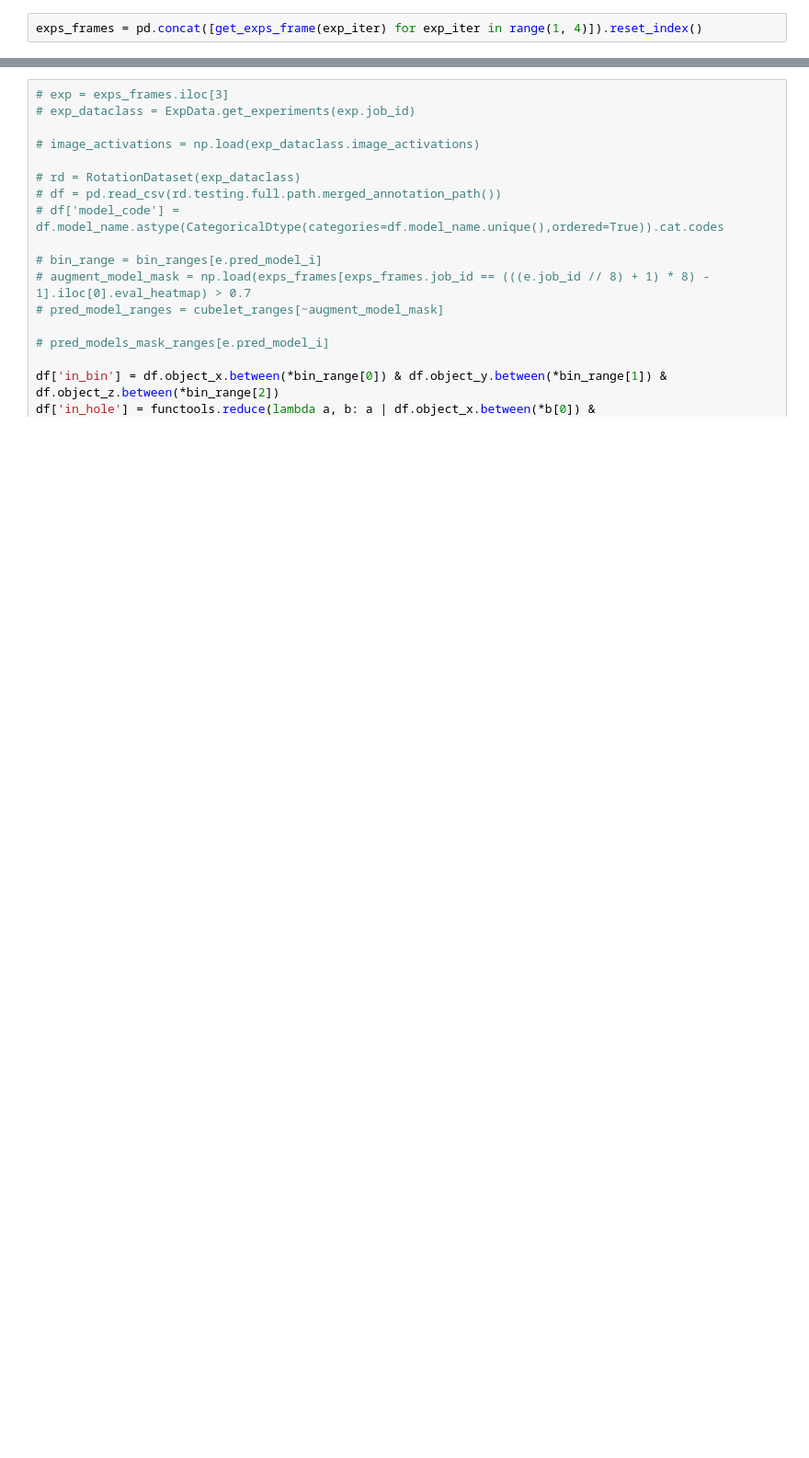
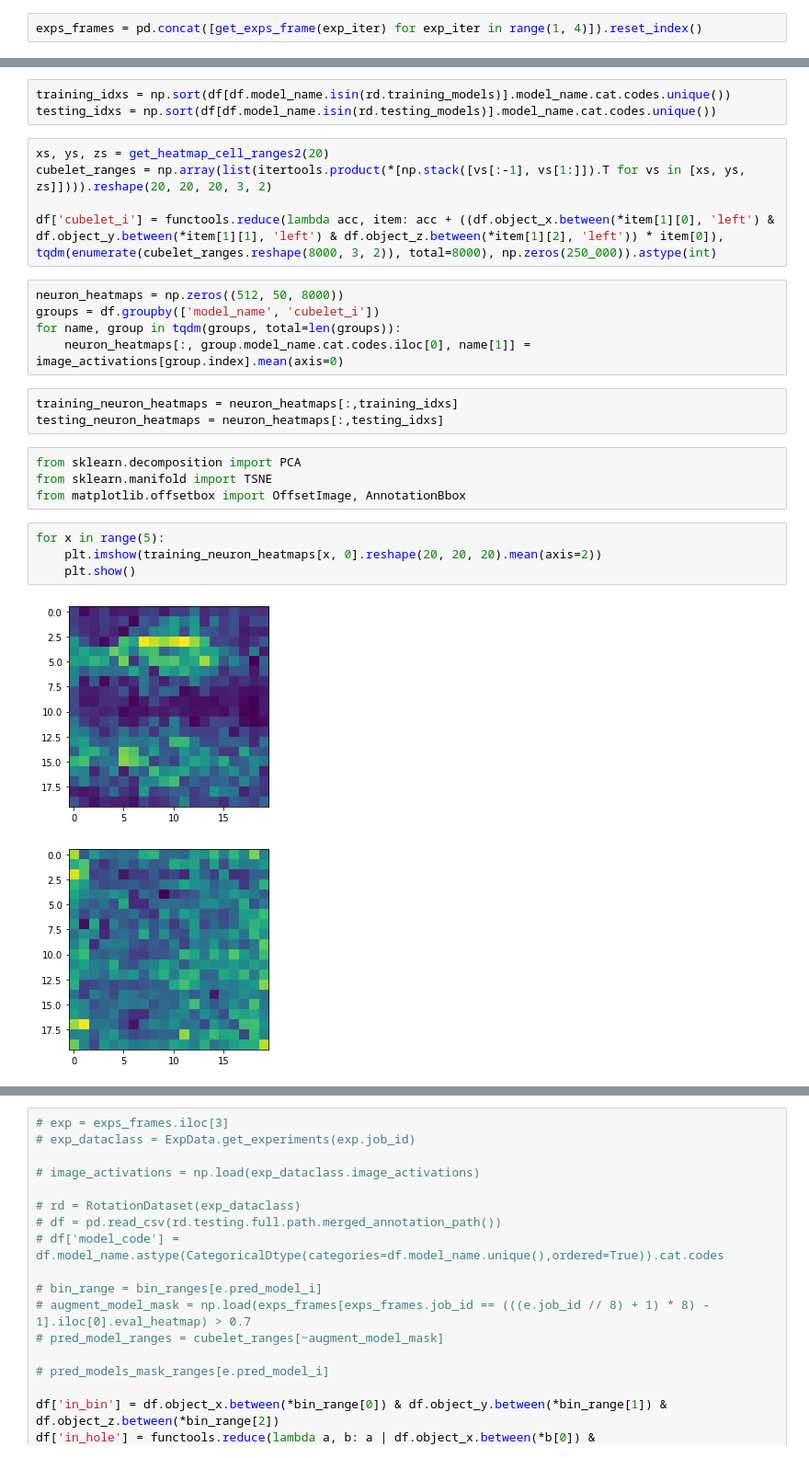
Before and after one commit to avicooper1/OOD_Orientation_Generalization, a Jupyter notebook: notebooks/network_analysis.ipynb, the cells around one changed output, grey strips where cells are left out. Shown at 92% size. Saved outputs shown, nothing was run; the diff lists cells and outputs as text; blank space fills up the shorter version.

```diff
--- a/notebooks/network_analysis.ipynb
+++ b/notebooks/network_analysis.ipynb
@@ -172,0 +324,27 @@ cubelet_ranges
+# %%
+training_idxs = np.sort(df[df.model_name.isin(rd.training_models)].model_name.cat.codes.unique())
+testing_idxs = np.sort(df[df.model_name.isin(rd.testing_models)].model_name.cat.codes.unique())
+# %%
+xs, ys, zs = get_heatmap_cell_ranges2(20)
+cubelet_ranges = np.array(list(itertools.product(*[np.stack([vs[:-1], vs[1:]]).T for vs in [xs, ys, zs]]))).reshape(20, 20, 20, 3, 2)
+
+df['cubelet_i'] = functools.reduce(lambda acc, item: acc + ((df.object_x.between(*item[1][0], 'left') & df.object_y.between(*item[1][1], 'left') & df.object_z.between(*item[1][2], 'left')) * item[0]), tqdm(enumerate(cubelet_ranges.reshape(8000, 3, 2)), total=8000), np.zeros(250_000)).astype(int)
+# %%
+neuron_heatmaps = np.zeros((512, 50, 8000))
+groups = df.groupby(['model_name', 'cubelet_i'])
+for name, group in tqdm(groups, total=len(groups)):
+    neuron_heatmaps[:, group.model_name.cat.codes.iloc[0], name[1]] = image_activations[group.index].mean(axis=0)
+# %%
+training_neuron_heatmaps = neuron_heatmaps[:,training_idxs]
+testing_neuron_heatmaps = neuron_heatmaps[:,testing_idxs]
+# %%
+from sklearn.decomposition import PCA
+from sklearn.manifold import TSNE
+from matplotlib.offsetbox import OffsetImage, AnnotationBbox
+# %%
+for x in range(5):
+    plt.imshow(training_neuron_heatmaps[x, 0].reshape(20, 20, 20).mean(axis=2))
+    plt.show()
+# %% [output]
+[figure, added]
+[figure, added]
```
Also changed, not shown: parts of 145 cells of this notebook, 10 other files.
